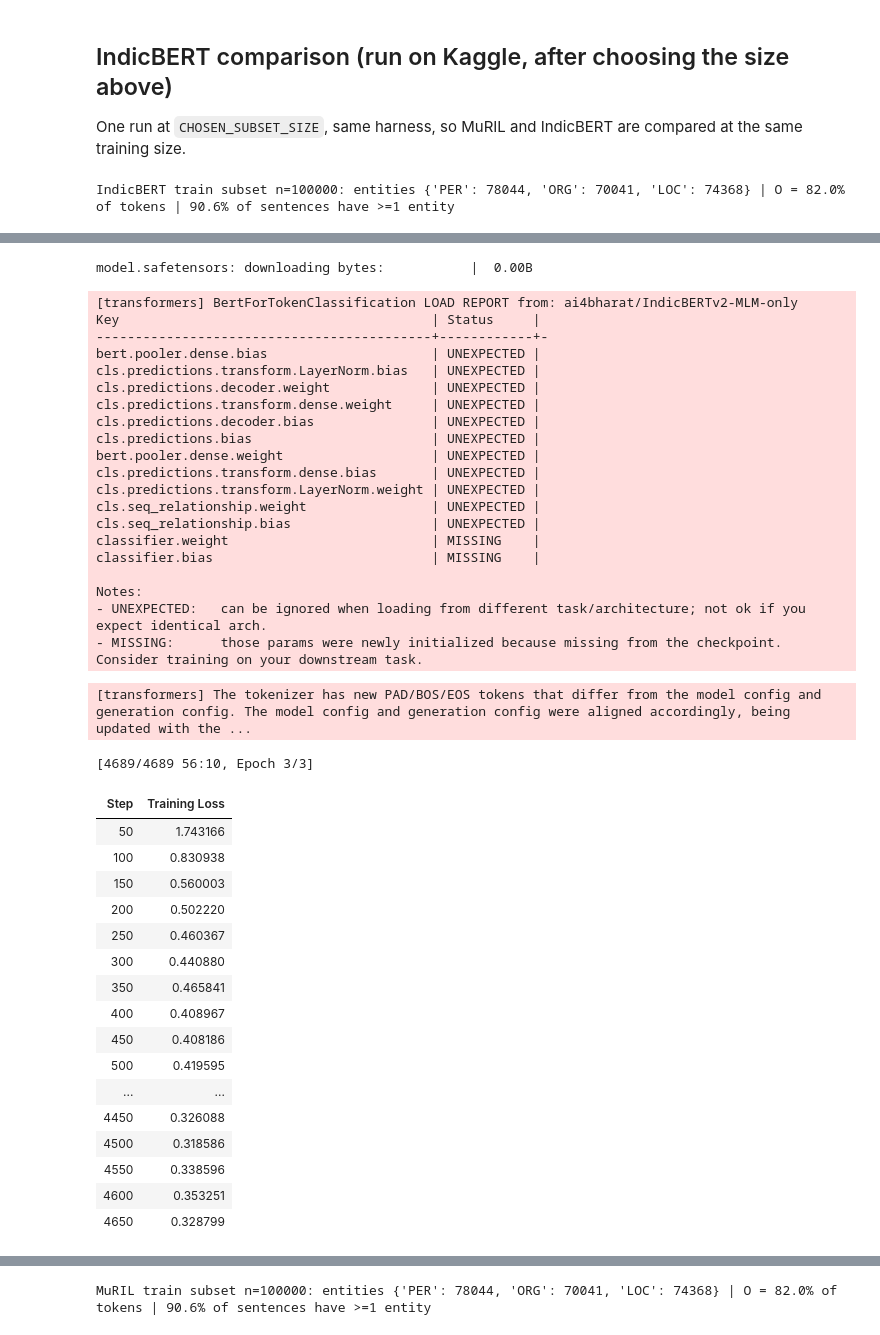
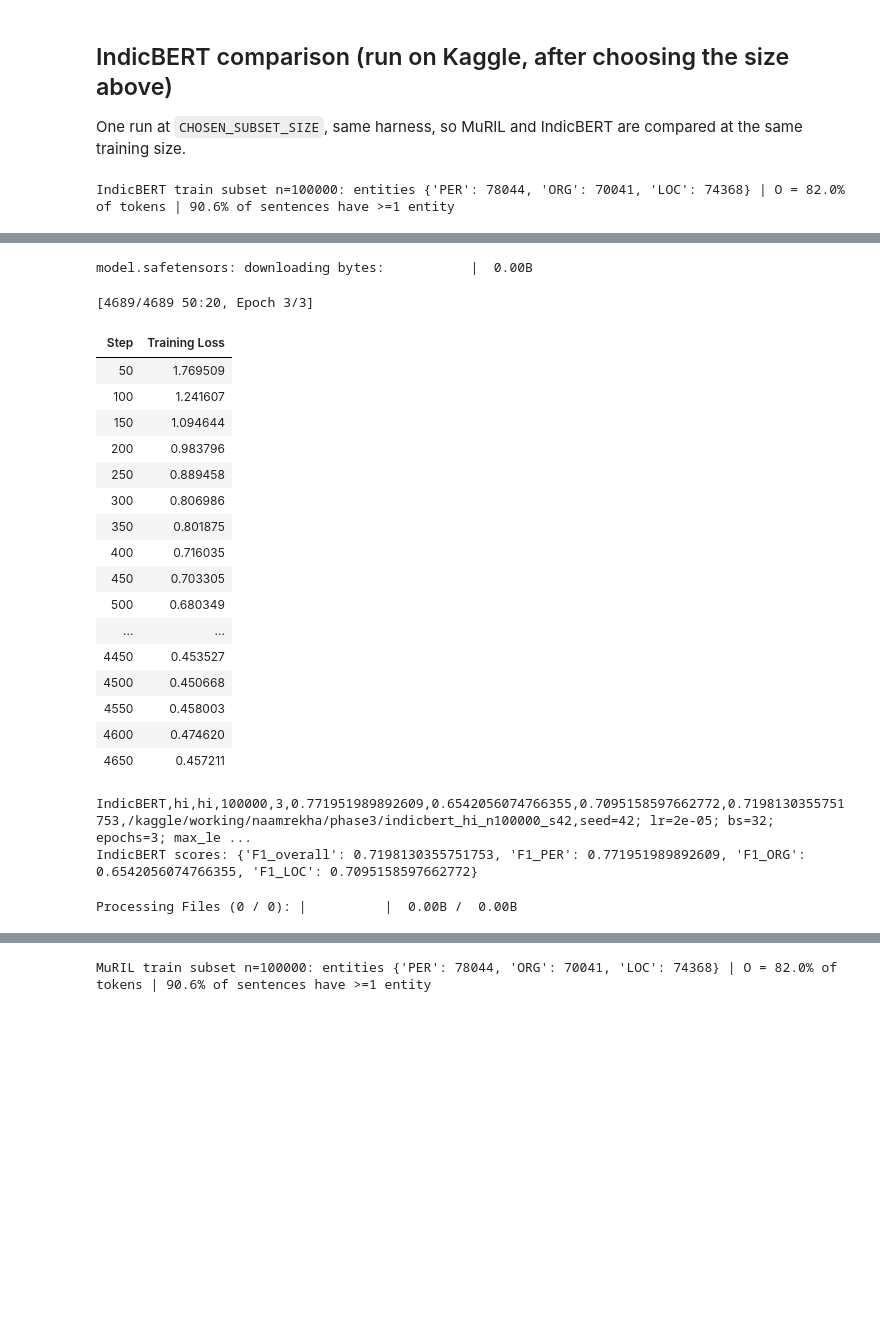
Before and after one commit to iPriyadarshi/NaamRekha, a Jupyter notebook: notebooks/phase3-muril-indicbert.ipynb, the cells around one changed output, grey strips where cells are left out. Drawn from its saved outputs; the diff is of its cells as text; code cells hidden in the pictures; blank space fills up the shorter version.

Commit message:
Phase 3: replace IndicBERT substitute with real ai4bharat/indic-bert run

```diff
--- a/notebooks/phase3-muril-indicbert.ipynb
+++ b/notebooks/phase3-muril-indicbert.ipynb
@@ -104,13 +104,9 @@ LANG = "hi"
 DEBUG = False   # True: ~80 sentences, 1 epoch (pipeline check). False: real runs on Kaggle.
 
 # MuRIL is the primary model (roadmap). IndicBERT is the comparison model.
-# NOTE: the original ai4bharat/indic-bert is a *gated* HF repo (needs login +
-# accepted license). We use ai4bharat/IndicBERTv2-MLM-only instead: it is the
-# actively maintained, ungated successor from the same team, same base size.
-# Record this substitution wherever "IndicBERT" results are reported.
 MODELS = {
     "MuRIL": "google/muril-base-cased",
-    "IndicBERT": "ai4bharat/IndicBERTv2-MLM-only",
+    "IndicBERT": "ai4bharat/indic-bert",
 }
 
 MAX_LENGTH = 128      # subword tokens per sentence (docs/04-compute.md: NER sentences are short)
@@ -572,8 +568,16 @@ working subset size: 100000
 One run at `CHOSEN_SUBSET_SIZE`, same harness, so MuRIL and IndicBERT are
 compared at the same training size.
 # %%
-if not DEBUG and CHOSEN_SUBSET_SIZE is not None:
-    indicbert_scores = train_run("IndicBERT", CHOSEN_SUBSET_SIZE)
-    print("IndicBERT scores:", indicbert_scores)
+indicbert_scores = train_run("IndicBERT", 100_000)
+print("IndicBERT scores:", indicbert_scores)
+
+from transformers import AutoModelForTokenClassification, AutoTokenizer
+ckpt_dir = "/kaggle/working/naamrekha/phase3/indicbert_hi_n100000_s42"
+model = AutoModelForTokenClassification.from_pretrained(ckpt_dir)
+tokenizer = AutoTokenizer.from_pretrained(ckpt_dir)
+repo_id = "shreyanks-1/indicbert-hindi-ner-100k"
+model.push_to_hub(repo_id)
+tokenizer.push_to_hub(repo_id)
+print(f"Pushed to https://huggingface.co/{repo_id}")
 # %% [output]
 IndicBERT train subset n=100000: entities {'PER': 78044, 'ORG': 70041, 'LOC': 74368} | O = 82.0% of tokens | 90.6% of sentences have >=1 entity
@@ -582,40 +605,22 @@ pytorch_model.bin: downloading bytes:           |  0.00B
 model.safetensors: downloading bytes:           |  0.00B
-[transformers] BertForTokenClassification LOAD REPORT from: ai4bharat/IndicBERTv2-MLM-only
-Key                                        | Status     |
--------------------------------------------+------------+-
-bert.pooler.dense.bias                     | UNEXPECTED |
-cls.predictions.transform.LayerNorm.bias   | UNEXPECTED |
-cls.predictions.decoder.weight             | UNEXPECTED |
-cls.predictions.transform.dense.weight     | UNEXPECTED |
-cls.predictions.decoder.bias               | UNEXPECTED |
-cls.predictions.bias                       | UNEXPECTED |
-bert.pooler.dense.weight                   | UNEXPECTED |
-cls.predictions.transform.dense.bias       | UNEXPECTED |
-cls.predictions.transform.LayerNorm.weight | UNEXPECTED |
-cls.seq_relationship.weight                | UNEXPECTED |
-cls.seq_relationship.bias                  | UNEXPECTED |
-classifier.weight                          | MISSING    |
-classifier.bias                            | MISSING    |
-
-Notes:
-- UNEXPECTED:   can be ignored when loading from different task/architecture; not ok if you expect identical arch.
-- MISSING:      those params were newly initialized because missing from the checkpoint. Consider training on your downstream task.
+[4689/4689 50:20, Epoch 3/3]
+| Step | Training Loss |
+| 50 | 1.769509 |
+| 100 | 1.241607 |
+| 150 | 1.094644 |
+| 200 | 0.983796 |
+| 250 | 0.889458 |
+| 300 | 0.806986 |
+| 350 | 0.801875 |
+| 400 | 0.716035 |
+| 450 | 0.703305 |
+| 500 | 0.680349 |
+| ... | ... |
+| 4450 | 0.453527 |
+| 4500 | 0.450668 |
+| 4550 | 0.458003 |
+| 4600 | 0.474620 |
+| 4650 | 0.457211 |
-[transformers] The tokenizer has new PAD/BOS/EOS tokens that differ from the model config and generation config. The model config and generation config were aligned accordingly, being updated with the ...
+IndicBERT,hi,hi,100000,3,0.771951989892609,0.6542056074766355,0.7095158597662772,0.7198130355751753,/kaggle/working/naamrekha/phase3/indicbert_hi_n100000_s42,seed=42; lr=2e-05; bs=32; epochs=3; max_le ...
+IndicBERT scores: {'F1_overall': 0.7198130355751753, 'F1_PER': 0.771951989892609, 'F1_ORG': 0.6542056074766355, 'F1_LOC': 0.7095158597662772}
-[4689/4689 56:10, Epoch 3/3]
+Processing Files (0 / 0): |          |  0.00B /  0.00B
-| Step | Training Loss |
-| 50 | 1.743166 |
-| 100 | 0.830938 |
-| 150 | 0.560003 |
-| 200 | 0.502220 |
-| 250 | 0.460367 |
-| 300 | 0.440880 |
-| 350 | 0.465841 |
-| 400 | 0.408967 |
-| 450 | 0.408186 |
-| 500 | 0.419595 |
-| ... | ... |
-| 4450 | 0.326088 |
-| 4500 | 0.318586 |
-| 4550 | 0.338596 |
-| 4600 | 0.353251 |
-| 4650 | 0.328799 |
```
Also changed, not shown: parts of 1 cell of this notebook, 2 other files.
